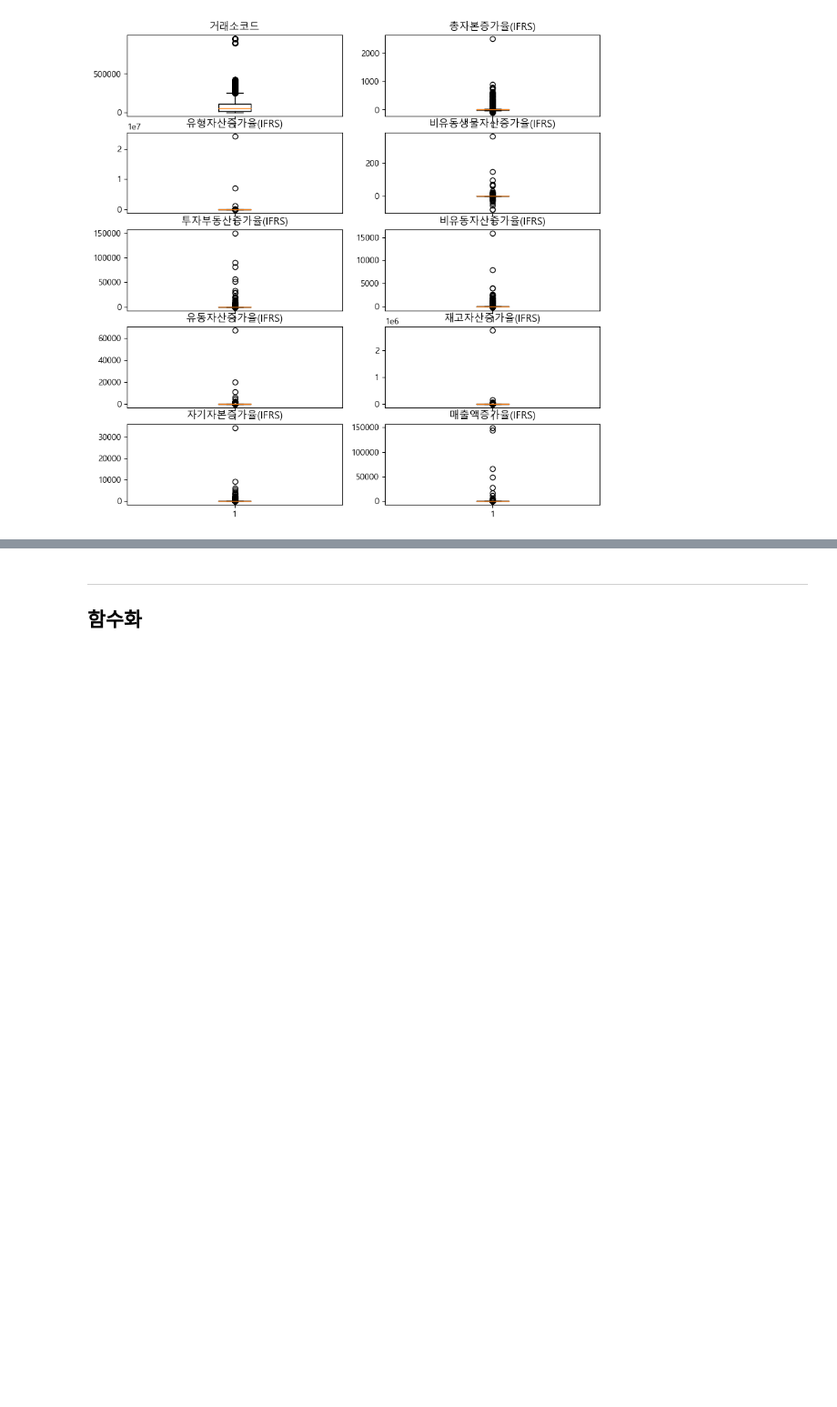
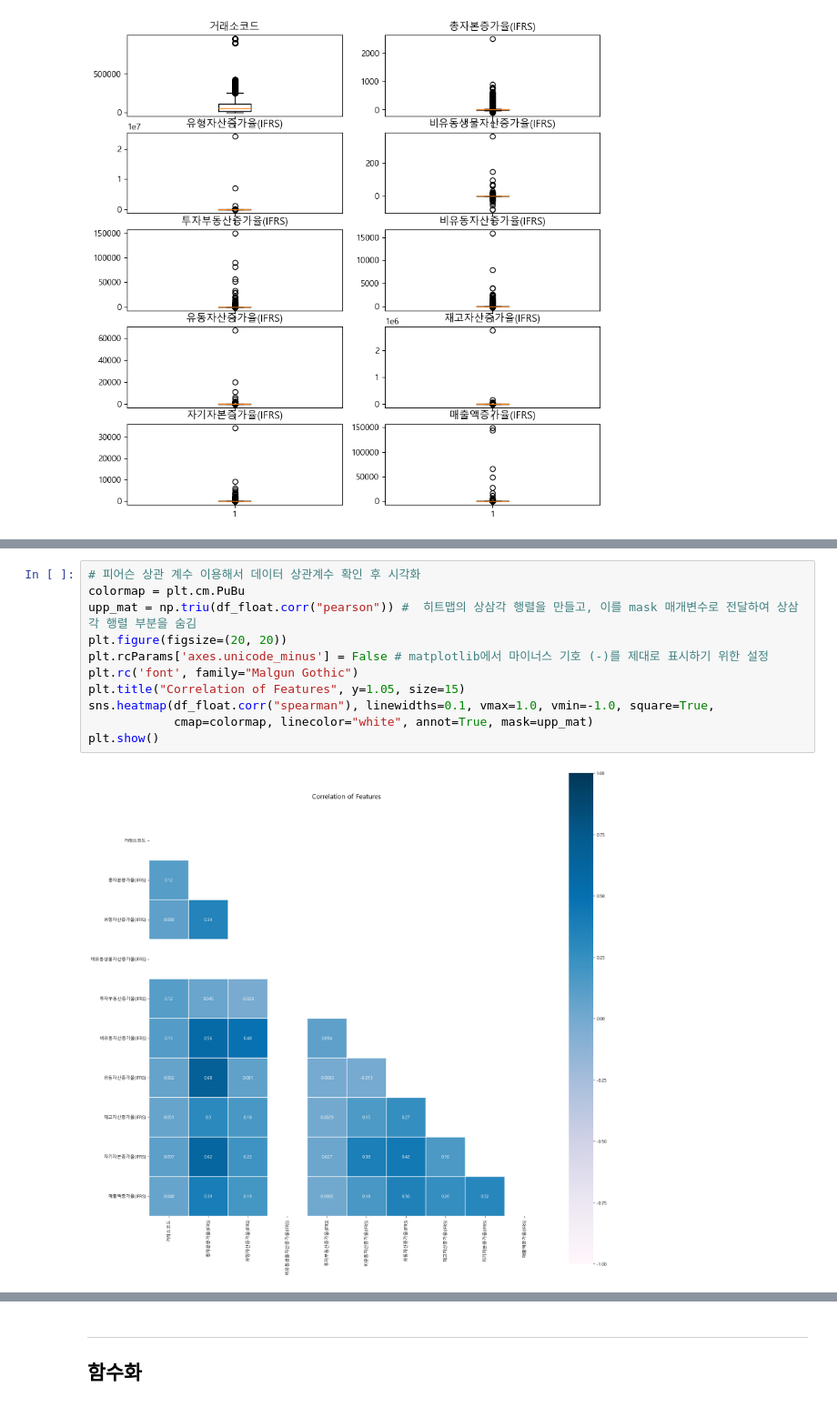
Before and after one commit to juno-bara/7_tutoring, a Jupyter notebook: tutoring_3.ipynb, the cells around one changed output, grey strips where cells are left out. Shown at 91% size. Cells and saved outputs as stored; diff of their text form; blank space fills up the shorter version.

```diff
--- a/tutoring_3.ipynb
+++ b/tutoring_3.ipynb
@@ -505,3 +513,16 @@ plt.show()
+# %%
+# 피어슨 상관 계수 이용해서 데이터 상관계수 확인 후 시각화
+colormap = plt.cm.PuBu
+upp_mat = np.triu(df_float.corr("pearson")) #  히트맵의 상삼각 행렬을 만들고, 이를 mask 매개변수로 전달하여 상삼각 행렬 부분을 숨김
+plt.figure(figsize=(20, 20))
+plt.rcParams['axes.unicode_minus'] = False # matplotlib에서 마이너스 기호 (-)를 제대로 표시하기 위한 설정
+plt.rc('font', family="Malgun Gothic")
+plt.title("Correlation of Features", y=1.05, size=15)
+sns.heatmap(df_float.corr("spearman"), linewidths=0.1, vmax=1.0, vmin=-1.0, square=True,
+            cmap=colormap, linecolor="white", annot=True, mask=upp_mat)
+plt.show()
+# %% [output]
+[figure, added]
 # %%
 # 컬럼별 vif 상관계수 확인
 # 확인 후 vif 10 이상 컬럼 삭제
```
Also changed, not shown: parts of 15 cells of this notebook, 2 other files.
